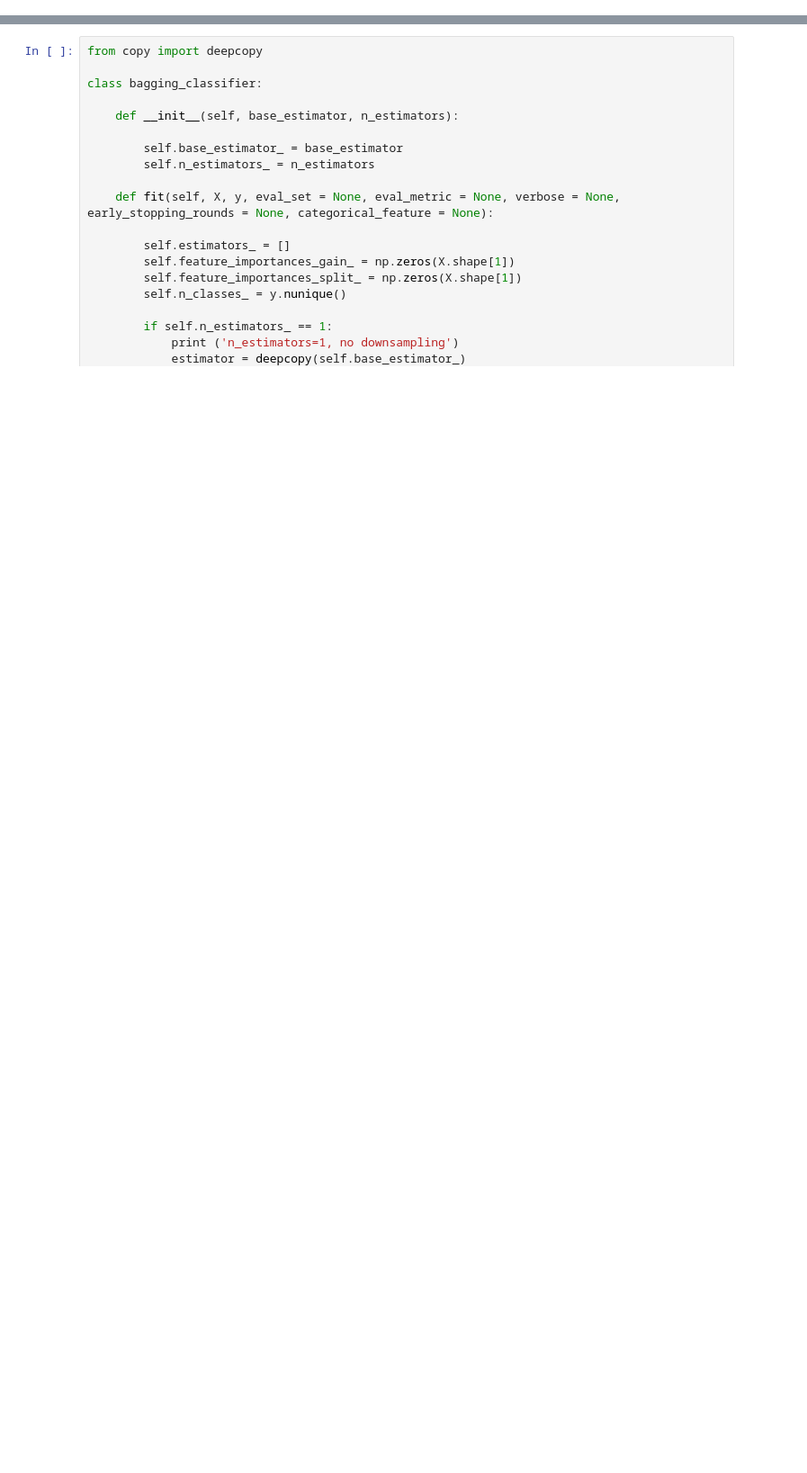
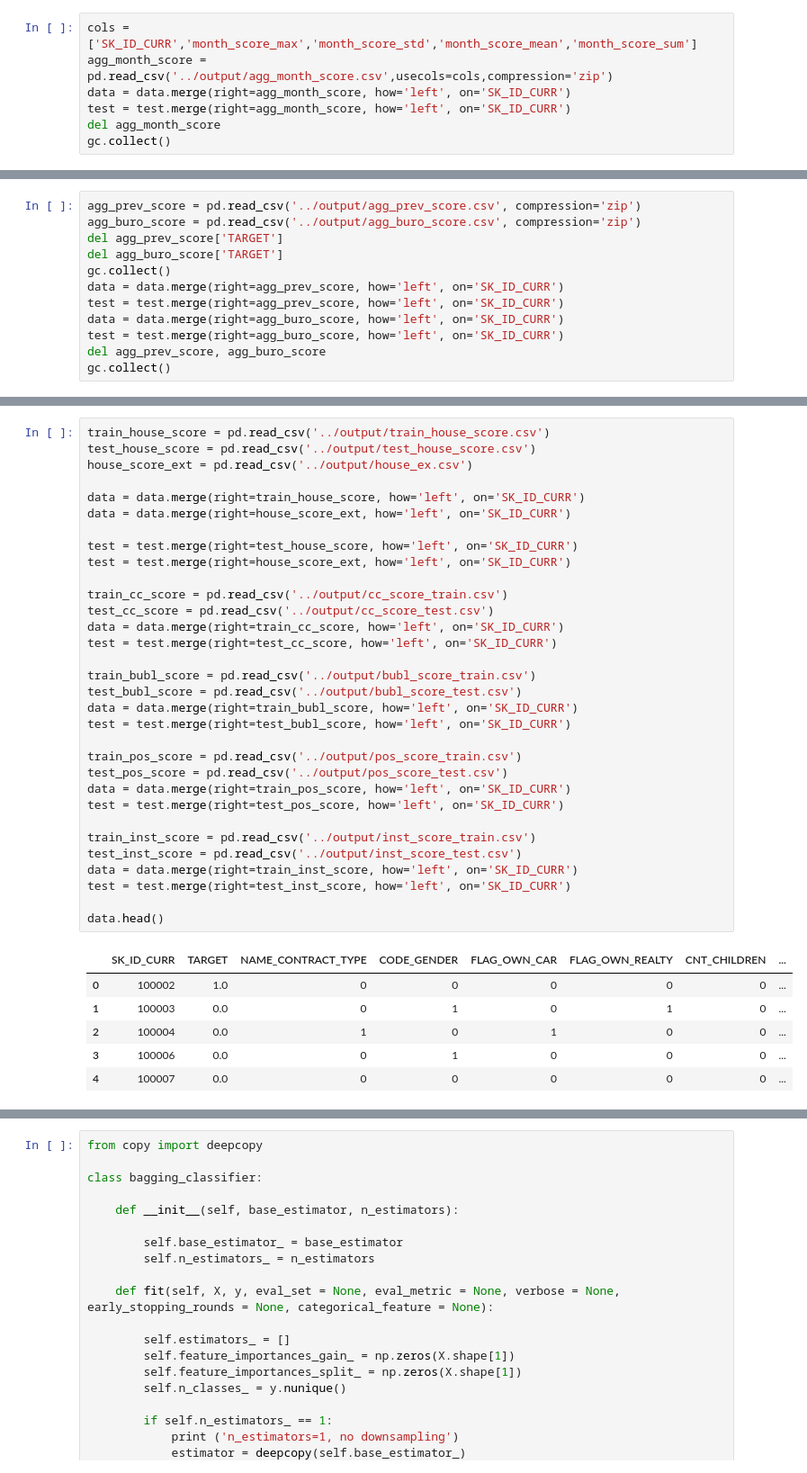
Before and after one commit to NoxMoon/home-credit-default-risk, a Jupyter notebook: notebooks/lgb2.ipynb, the cells around one changed output, grey strips where cells are left out. Shown at 90% size. Saved outputs shown, nothing was run; the diff lists cells and outputs as text; blank space fills up the shorter version.

```diff
--- a/notebooks/lgb2.ipynb
+++ b/notebooks/lgb2.ipynb
@@ -1157,0 +1021,7 @@ data.head()
+# %%
+cols = ['SK_ID_CURR','month_score_max','month_score_std','month_score_mean','month_score_sum']
+agg_month_score = pd.read_csv('../output/agg_month_score.csv',usecols=cols,compression='zip')
+data = data.merge(right=agg_month_score, how='left', on='SK_ID_CURR')
+test = test.merge(right=agg_month_score, how='left', on='SK_ID_CURR')
+del agg_month_score
+gc.collect()
@@ -1157,0 +1032,12 @@ data.head()
+# %%
+agg_prev_score = pd.read_csv('../output/agg_prev_score.csv', compression='zip')
+agg_buro_score = pd.read_csv('../output/agg_buro_score.csv', compression='zip')
+del agg_prev_score['TARGET']
+del agg_buro_score['TARGET']
+gc.collect()
+data = data.merge(right=agg_prev_score, how='left', on='SK_ID_CURR')
+test = test.merge(right=agg_prev_score, how='left', on='SK_ID_CURR')
+data = data.merge(right=agg_buro_score, how='left', on='SK_ID_CURR')
+test = test.merge(right=agg_buro_score, how='left', on='SK_ID_CURR')
+del agg_prev_score, agg_buro_score
+gc.collect()
@@ -1157,0 +1048,39 @@ data.head()
+# %%
+train_house_score = pd.read_csv('../output/train_house_score.csv')
+test_house_score = pd.read_csv('../output/test_house_score.csv')
+house_score_ext = pd.read_csv('../output/house_ex.csv')
+
+data = data.merge(right=train_house_score, how='left', on='SK_ID_CURR')
+data = data.merge(right=house_score_ext, how='left', on='SK_ID_CURR')
+
+test = test.merge(right=test_house_score, how='left', on='SK_ID_CURR')
+test = test.merge(right=house_score_ext, how='left', on='SK_ID_CURR')
+
+train_cc_score = pd.read_csv('../output/cc_score_train.csv')
+test_cc_score = pd.read_csv('../output/cc_score_test.csv')
+data = data.merge(right=train_cc_score, how='left', on='SK_ID_CURR')
+test = test.merge(right=test_cc_score, how='left', on='SK_ID_CURR')
+
+train_bubl_score = pd.read_csv('../output/bubl_score_train.csv')
+test_bubl_score = pd.read_csv('../output/bubl_score_test.csv')
+data = data.merge(right=train_bubl_score, how='left', on='SK_ID_CURR')
+test = test.merge(right=test_bubl_score, how='left', on='SK_ID_CURR')
+
+train_pos_score = pd.read_csv('../output/pos_score_train.csv')
+test_pos_score = pd.read_csv('../output/pos_score_test.csv')
+data = data.merge(right=train_pos_score, how='left', on='SK_ID_CURR')
+test = test.merge(right=test_pos_score, how='left', on='SK_ID_CURR')
+
+train_inst_score = pd.read_csv('../output/inst_score_train.csv')
+test_inst_score = pd.read_csv('../output/inst_score_test.csv')
+data = data.merge(right=train_inst_score, how='left', on='SK_ID_CURR')
+test = test.merge(right=test_inst_score, how='left', on='SK_ID_CURR')
+
+data.head()
+# %% [output]
+|  | SK_ID_CURR | TARGET | NAME_CONTRACT_TYPE | CODE_GENDER | FLAG_OWN_CAR | FLAG_OWN_REALTY | CNT_CHILDREN | ... |
+| 0 | 100002 | 1.0 | 0 | 0 | 0 | 0 | 0 | ... |
+| 1 | 100003 | 0.0 | 0 | 1 | 0 | 1 | 0 | ... |
+| 2 | 100004 | 0.0 | 1 | 0 | 1 | 0 | 0 | ... |
+| 3 | 100006 | 0.0 | 0 | 1 | 0 | 0 | 0 | ... |
+| 4 | 100007 | 0.0 | 0 | 0 | 0 | 0 | 0 | ... |
```
Also changed, not shown: parts of 76 cells of this notebook, 7 other files.
